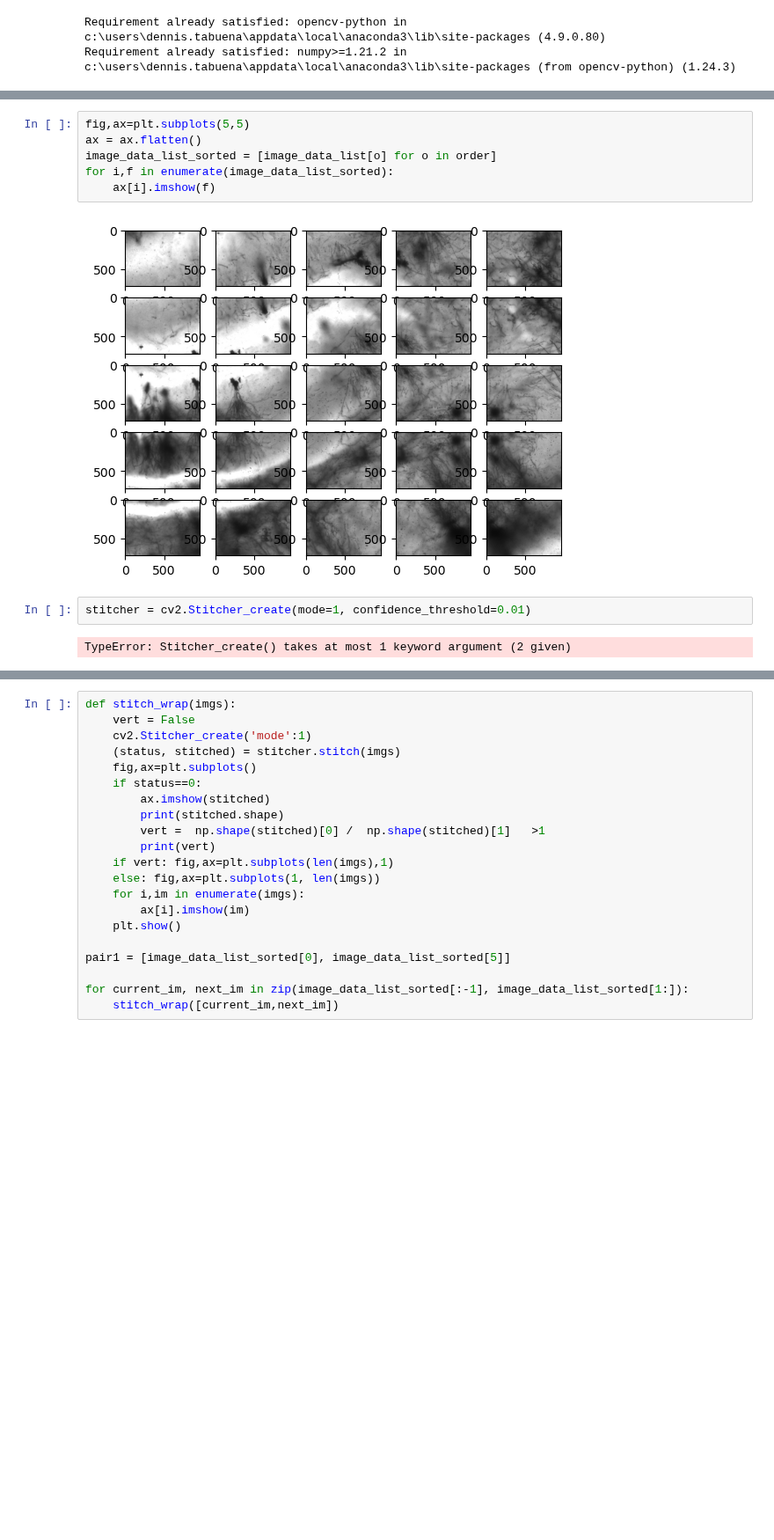
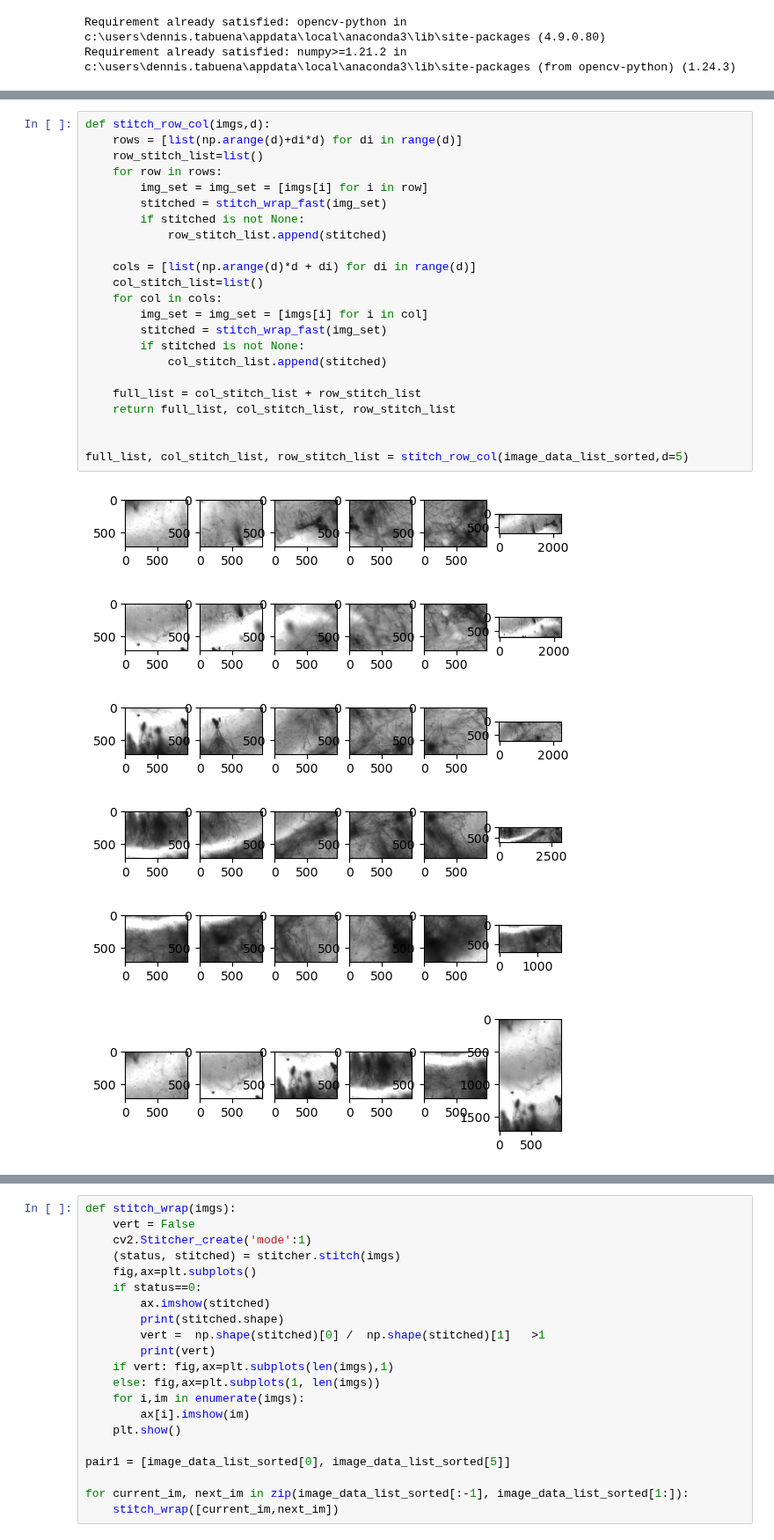
Before and after one commit to dtabuena/Workshop, a Jupyter notebook: Image/Test_Stitch.ipynb, the cells around one changed output, grey strips where cells are left out. Shown at 88% size. Drawn from its saved outputs; the diff is of its cells as text; blank space fills up the shorter version.

```diff
--- a/Image/Test_Stitch.ipynb
+++ b/Image/Test_Stitch.ipynb
@@ -64,12 +92,30 @@ image_data_list_sorted = [image_data_list[o] for o in order]
-# %%
-fig,ax=plt.subplots(5,5)
-ax = ax.flatten()
-image_data_list_sorted = [image_data_list[o] for o in order]
-for i,f in enumerate(image_data_list_sorted):
-    ax[i].imshow(f)
-# %% [output]
-[figure, removed]
-# %%
-stitcher = cv2.Stitcher_create(mode=1, confidence_threshold=0.01)
-# %% [output]
-TypeError: Stitcher_create() takes at most 1 keyword argument (2 given)
+# %%
+def stitch_row_col(imgs,d):
+    rows = [list(np.arange(d)+di*d) for di in range(d)]
+    row_stitch_list=list()
+    for row in rows:
+        img_set = img_set = [imgs[i] for i in row]
+        stitched = stitch_wrap_fast(img_set)
+        if stitched is not None:
+            row_stitch_list.append(stitched)
+
+    cols = [list(np.arange(d)*d + di) for di in range(d)]
+    col_stitch_list=list()
+    for col in cols:
+        img_set = img_set = [imgs[i] for i in col]
+        stitched = stitch_wrap_fast(img_set)
+        if stitched is not None:
+            col_stitch_list.append(stitched)
+
+    full_list = col_stitch_list + row_stitch_list
+    return full_list, col_stitch_list, row_stitch_list
+
+
+full_list, col_stitch_list, row_stitch_list = stitch_row_col(image_data_list_sorted,d=5)
+# %% [output]
+[figure, added]
+[figure, added]
+[figure, added]
+[figure, added]
+[figure, added]
+[figure, added]
```
Also changed, not shown: parts of 8 cells of this notebook.
